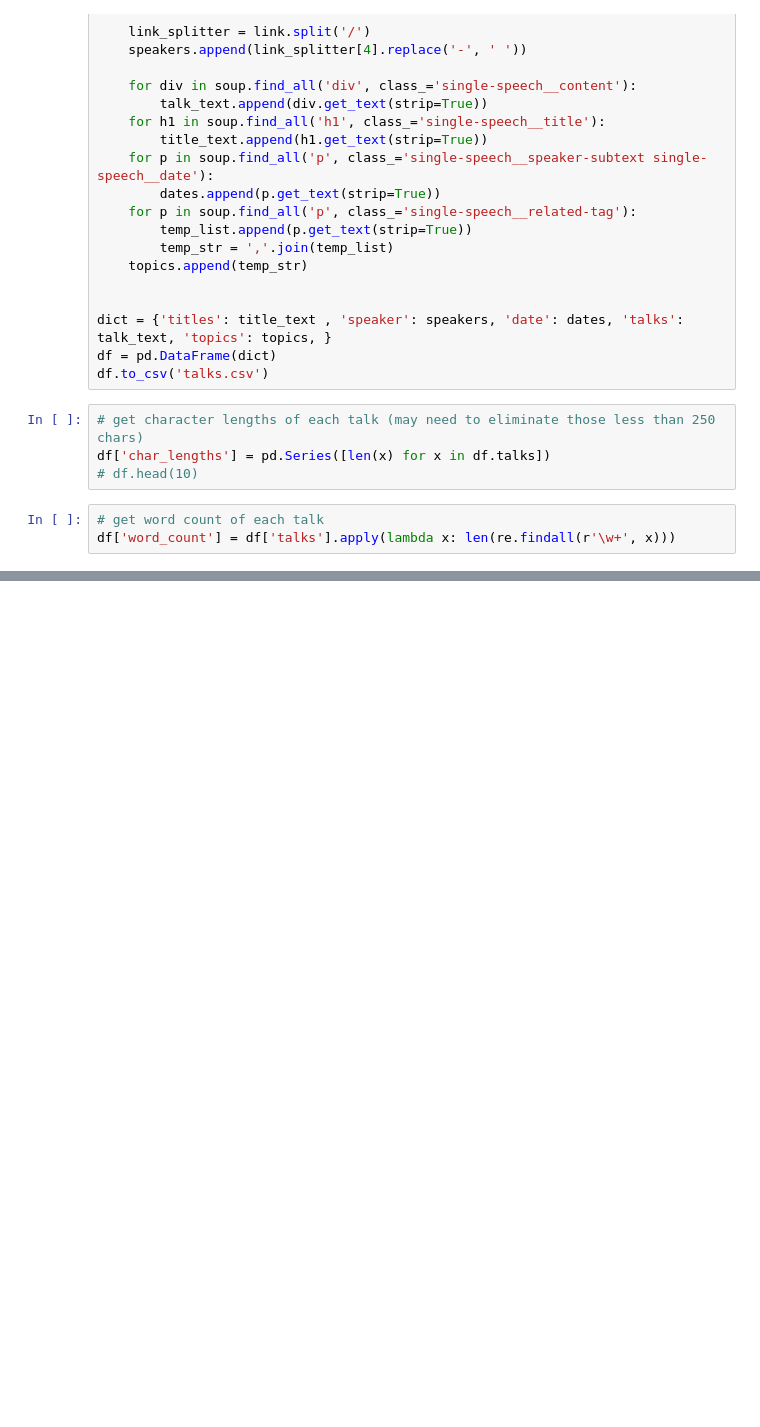
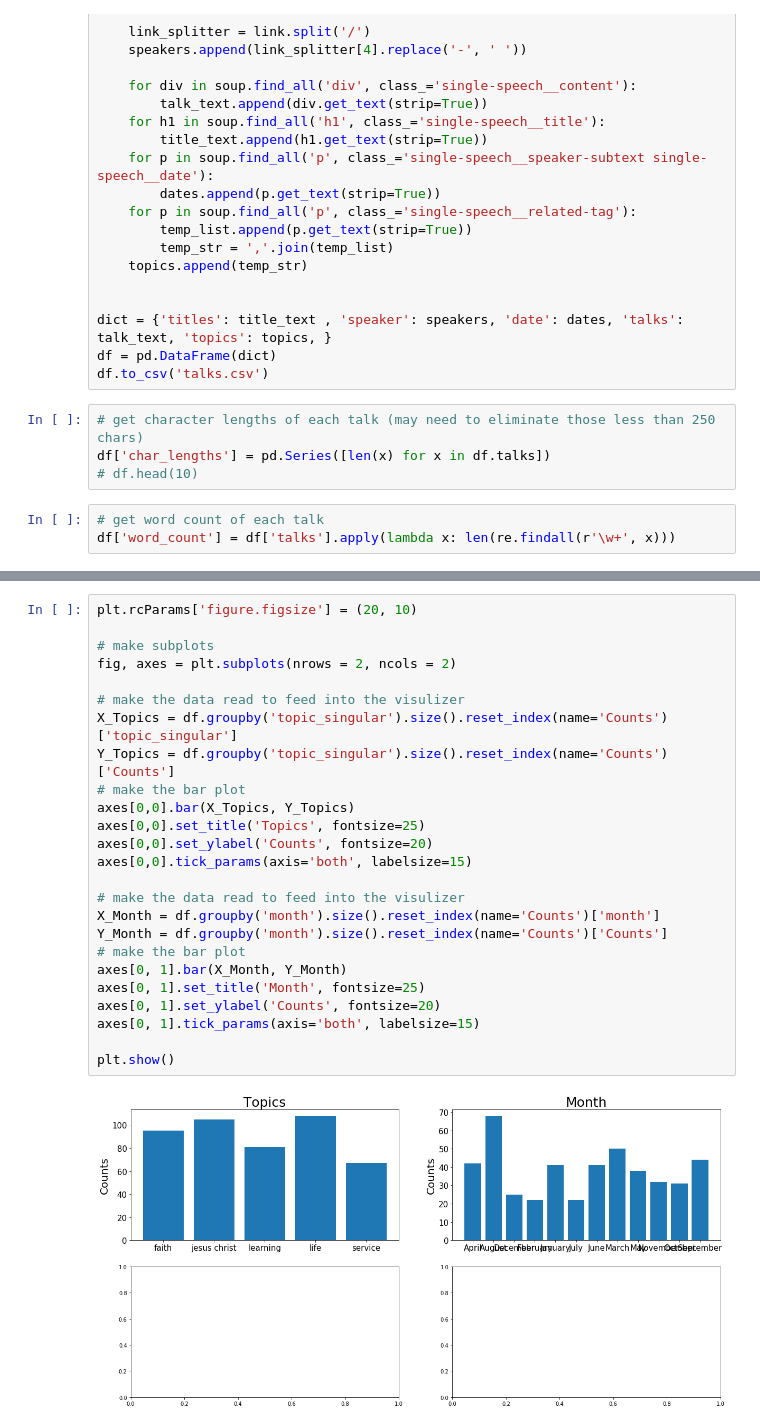
Before and after one commit to ramsey-king/DSC-550-Data-Mining, a Jupyter notebook: Term Project/King_Ramsey_Milestone1.ipynb, the cells around one changed output, grey strips where cells are left out. Saved outputs shown, nothing was run; the diff lists cells and outputs as text; blank space fills up the shorter version.

```diff
--- a/Term Project/King_Ramsey_Milestone1.ipynb
+++ b/Term Project/King_Ramsey_Milestone1.ipynb
@@ -110,0 +160,27 @@ df.head(10)
+# %%
+plt.rcParams['figure.figsize'] = (20, 10)
+
+# make subplots
+fig, axes = plt.subplots(nrows = 2, ncols = 2)
+
+# make the data read to feed into the visulizer
+X_Topics = df.groupby('topic_singular').size().reset_index(name='Counts')['topic_singular']
+Y_Topics = df.groupby('topic_singular').size().reset_index(name='Counts')['Counts']
+# make the bar plot
+axes[0,0].bar(X_Topics, Y_Topics)
+axes[0,0].set_title('Topics', fontsize=25)
+axes[0,0].set_ylabel('Counts', fontsize=20)
+axes[0,0].tick_params(axis='both', labelsize=15)
+
+# make the data read to feed into the visulizer
+X_Month = df.groupby('month').size().reset_index(name='Counts')['month']
+Y_Month = df.groupby('month').size().reset_index(name='Counts')['Counts']
+# make the bar plot
+axes[0, 1].bar(X_Month, Y_Month)
+axes[0, 1].set_title('Month', fontsize=25)
+axes[0, 1].set_ylabel('Counts', fontsize=20)
+axes[0, 1].tick_params(axis='both', labelsize=15)
+
+plt.show()
+# %% [output]
+[figure, added]
```
Also changed, not shown: parts of 4 cells of this notebook.
